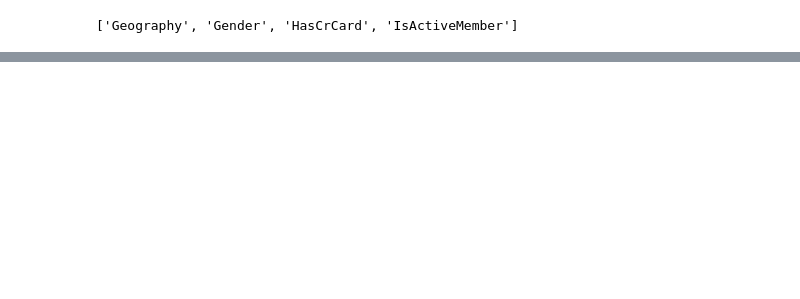
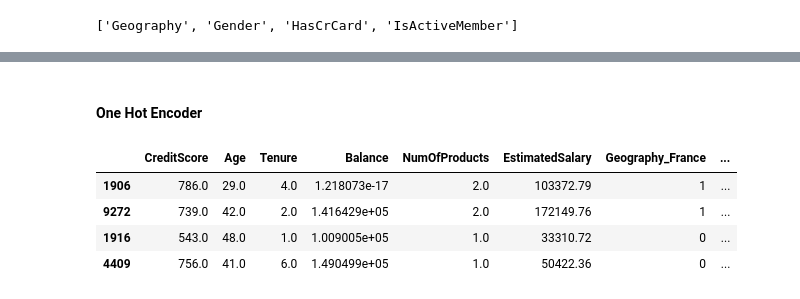
Before and after one commit to alejandrotobonr/DS-ONLINE-76, a Jupyter notebook: encoding_scaling.ipynb, the cells around one changed output, grey strips where cells are left out. Cells and saved outputs as stored; diff of their text form; code cells hidden in the pictures; blank space fills up the shorter version.

```diff
--- a/encoding_scaling.ipynb
+++ b/encoding_scaling.ipynb
@@ -302,0 +385,5 @@ dtype: int64
+# %%
+X_test.loc[:, categorical_features] = imputer_cat.transform(X_test[categorical_features])
+
+#Geography pasó a tener cero valores faltantes. Segun vimos antes, el top value era Francia
+X_test.isna().sum()
@@ -302,0 +407,11 @@ dtype: int64
+# %% [markdown]
+#### One Hot Encoder
+# %%
+X_test = pd.get_dummies(data=X_test)
+X_test.sample(4)
+# %% [output]
+|  | CreditScore | Age | Tenure | Balance | NumOfProducts | EstimatedSalary | Geography_France | ... |
+| 1906 | 786.0 | 29.0 | 4.0 | 1.218073e-17 | 2.0 | 103372.79 | 1 | ... |
+| 9272 | 739.0 | 42.0 | 2.0 | 1.416429e+05 | 2.0 | 172149.76 | 1 | ... |
+| 1916 | 543.0 | 48.0 | 1.0 | 1.009005e+05 | 1.0 | 33310.72 | 0 | ... |
+| 4409 | 756.0 | 41.0 | 6.0 | 1.490499e+05 | 1.0 | 50422.36 | 0 | ... |
```
Also changed, not shown: parts of 39 cells of this notebook.
